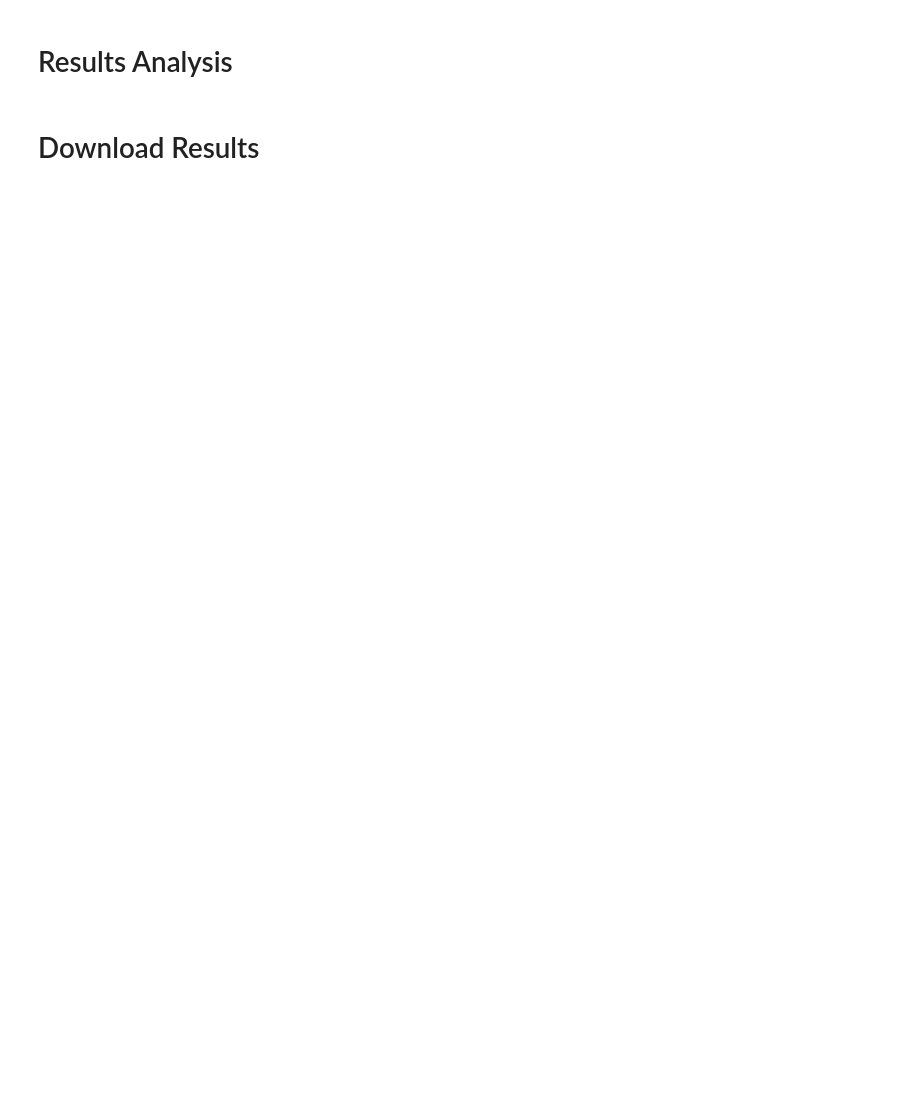
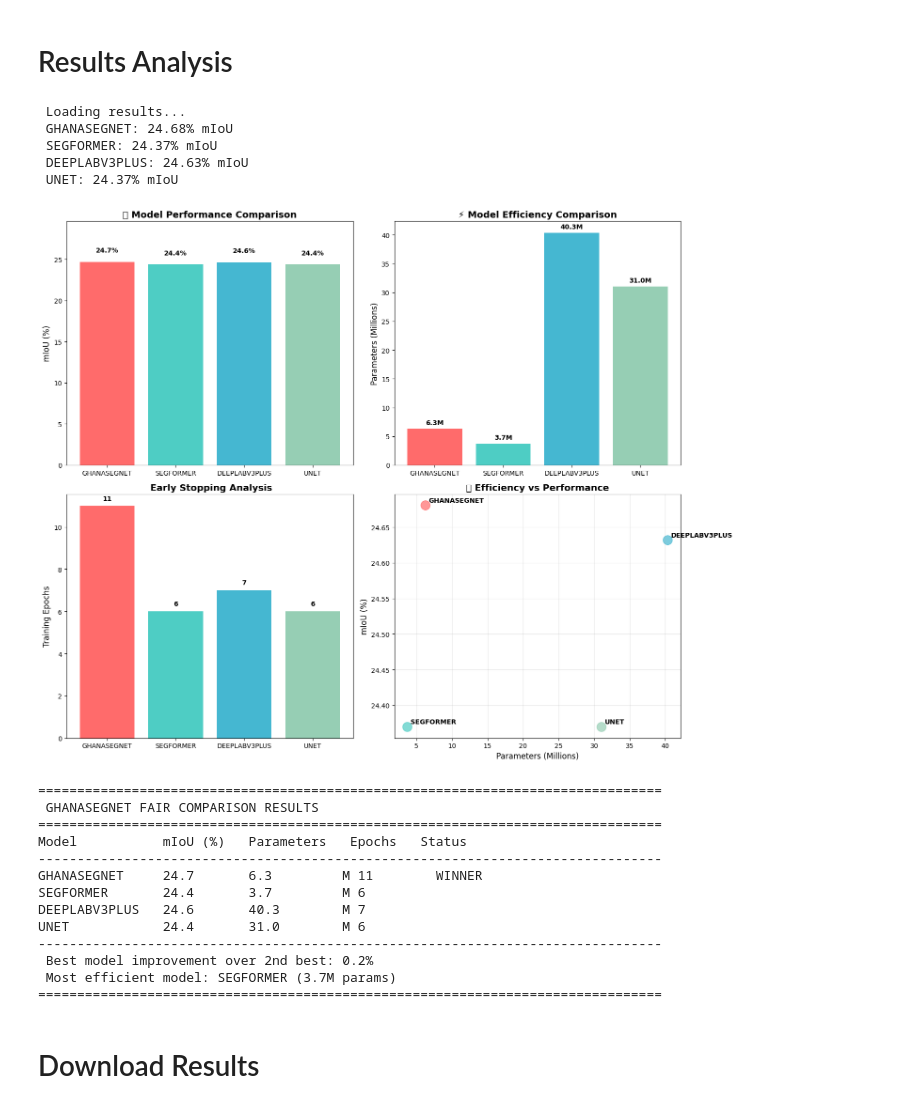
Before and after one commit to EricBaidoo/GhanaSegNet, a Jupyter notebook: GhanaSegNet_Colab.ipynb, the cells around one changed output. Drawn from its saved outputs; the diff is of its cells as text; code cells hidden in the pictures; blank space fills up the shorter version.

```diff
--- a/GhanaSegNet_Colab.ipynb
+++ b/GhanaSegNet_Colab.ipynb
@@ -228,15 +244,15 @@ import numpy as np
 # Load all results
 models = ['ghanasegnet', 'segformer', 'deeplabv3plus', 'unet']
 results = {}
-print("📊 Loading results...")
+print(" Loading results...")
 
 for model in models:
     try:
         with open(f'checkpoints/{model}/{model}_results.json', 'r') as f:
             results[model] = json.load(f)
-        print(f"✅ {model.upper()}: {results[model]['best_iou']*100:.2f}% mIoU")
+        print(f" {model.upper()}: {results[model]['best_iou']*100:.2f}% mIoU")
     except FileNotFoundError:
-        print(f"❌ {model.upper()}: Results not found")
+        print(f" {model.upper()}: Results not found")
 
 # Create comprehensive comparison plot
 if len(results) > 0:
@@ -267,42 +283,62 @@ if len(results) > 0:
     epochs = [results[m]['final_epoch'] for m in results.keys()]
     bars3 = ax3.bar(model_names, epochs, color=colors)
     ax3.set_ylabel('Training Epochs', fontsize=12)
-    ax3.set_title('🛑 Early Stopping Analysis', fontsize=14, fontweight='bold')
+    ax3.set_title(' Early Stopping Analysis', fontsize=14, fontweight='bold')
     for i, v in enumerate(epochs):
         ax3.text(i, v + 0.2, f'{v}', ha='center', va='bottom', fontweight='bold')
 
     # 4. Efficiency scatter plot
     ax4.scatter(params, ious, c=colors, s=200, alpha=0.7)
     for i, model in enumerate(model_names):
         ax4.annotate(model, (params[i], ious[i]), xytext=(5, 5),
                     textcoords='offset points', fontweight='bold')
     ax4.set_xlabel('Parameters (Millions)', fontsize=12)
     ax4.set_ylabel('mIoU (%)', fontsize=12)
     ax4.set_title('📈 Efficiency vs Performance', fontsize=14, fontweight='bold')
     ax4.grid(True, alpha=0.3)
 
     plt.tight_layout()
     plt.show()
 
     # Summary table
     print("\n" + "="*80)
-    print("🏆 GHANASEGNET FAIR COMPARISON RESULTS")
+    print(" GHANASEGNET FAIR COMPARISON RESULTS")
     print("="*80)
     print(f"{'Model':<15} {'mIoU (%)':<10} {'Parameters':<12} {'Epochs':<8} {'Status'}")
     print("-"*80)
 
     best_iou = max(ious)
     for i, model in enumerate(results.keys()):
-        status = "🥇 WINNER" if ious[i] == best_iou else ""
+        status = " WINNER" if ious[i] == best_iou else ""
         print(f"{model.upper():<15} {ious[i]:<10.1f} {params[i]:<12.1f}M {epochs[i]:<8} {status}")
 
     print("-"*80)
     if len(ious) > 1:
         sorted_ious = sorted(ious, reverse=True)
         improvement = ((sorted_ious[0] - sorted_ious[1]) / sorted_ious[1]) * 100
-        print(f"🚀 Best model improvement over 2nd best: {improvement:.1f}%")
-    print(f"⚡ Most efficient model: {model_names[params.index(min(params))]} ({min(params):.1f}M params)")
+        print(f" Best model improvement over 2nd best: {improvement:.1f}%")
+    print(f" Most efficient model: {model_names[params.index(min(params))]} ({min(params):.1f}M params)")
     print("="*80)
+# %% [output]
+ Loading results...
+ GHANASEGNET: 24.68% mIoU
+ SEGFORMER: 24.37% mIoU
+ DEEPLABV3PLUS: 24.63% mIoU
+ UNET: 24.37% mIoU
+[figure, added]
+================================================================================
+ GHANASEGNET FAIR COMPARISON RESULTS
+================================================================================
+Model           mIoU (%)   Parameters   Epochs   Status
+--------------------------------------------------------------------------------
+GHANASEGNET     24.7       6.3         M 11        WINNER
+SEGFORMER       24.4       3.7         M 6
+DEEPLABV3PLUS   24.6       40.3        M 7
+UNET            24.4       31.0        M 6
+--------------------------------------------------------------------------------
+ Best model improvement over 2nd best: 0.2%
+ Most efficient model: SEGFORMER (3.7M params)
+================================================================================
 # %% [markdown]
 # Download Results
 # %%
```
Also changed, not shown: parts of 7 cells of this notebook.
